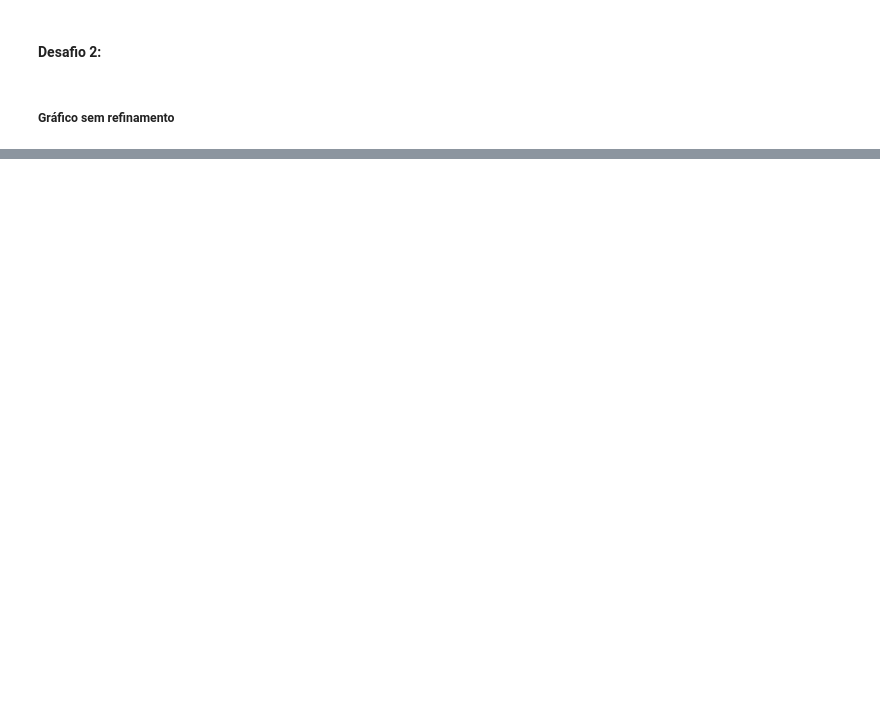
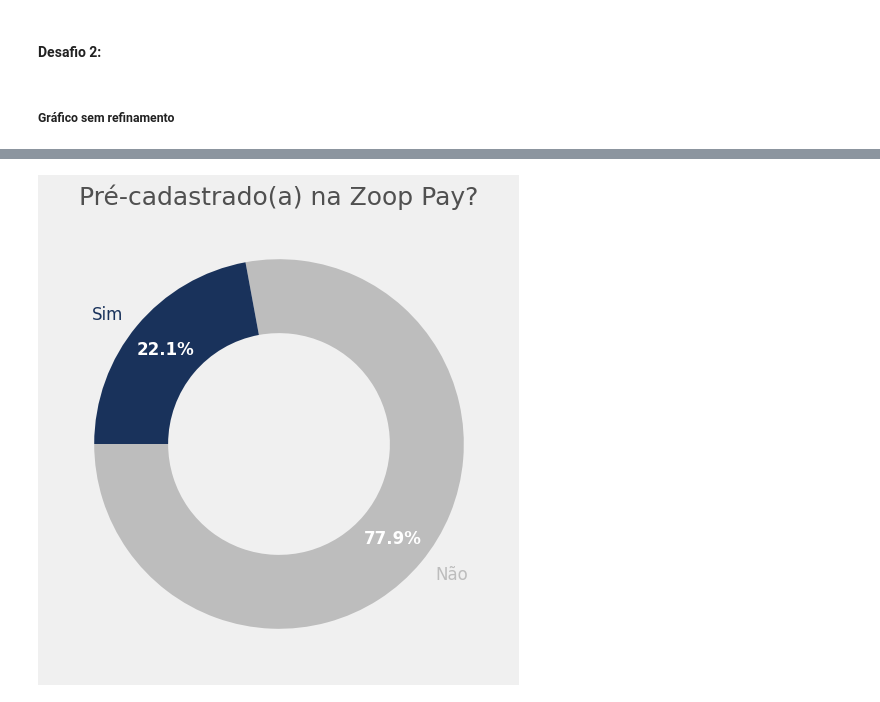
Before and after one commit to JCrpa/curso11_python_data_science_IA_dataviz, a Jupyter notebook: Desafios.ipynb, the cells around one changed output, grey strips where cells are left out. Saved outputs shown, nothing was run; the diff lists cells and outputs as text; code cells hidden in the pictures; blank space fills up the shorter version.

```diff
--- a/Desafios.ipynb
+++ b/Desafios.ipynb
@@ -288,0 +394,30 @@ Escreva aqui o prompt que você utilizou para gerar o código do desafio!
+# %%
+import matplotlib.pyplot as plt
+
+# Contabiliza a quantidade de usuários que realizaram o pré-cadastro na Zoop Pay
+# pre_cadastro_counts = df['zoop_pay'].value_counts()
+
+# Define as cores para cada valor
+colors = [AZUL_3 if label == 'Sim' else CINZA_3 for label in contagem_pre_cadastro.index]
+
+# Cria o gráfico de rosca
+plt.figure(figsize=(6, 6), facecolor=CINZA_1)
+plt.gca().set_facecolor(CINZA_1)    # Altera a cor do fundo do plot
+patches, texts, autotexts = plt.pie(contagem_pre_cadastro, labels=contagem_pre_cadastro.index, autopct='%1.1f%%', startangle=180,
+                                    colors=colors, wedgeprops=dict(width=0.4), pctdistance=0.8)
+
+# Adiciona o título com a cor e tamanho especificados
+plt.title('Pré-cadastrado(a) na Zoop Pay?', color=CINZA_5, fontsize=18)
+
+# Configura as cores e tamanhos dos rótulos das fatias e porcentagens
+for text, autotext, color in zip(texts, autotexts, [CINZA_3, AZUL_3]):
+    text.set_color(color) # Define a cor do rótulo da fatia igual à cor da fatia
+    text.set_fontsize(12)
+    autotext.set_color(BRANCO)  # Define a cor das porcentagens como branco
+    autotext.set_weight('bold')  # Define o texto das porcentagens em negrito
+    autotext.set_fontsize(12)
+
+# Exibe o gráfico
+plt.show()
+# %% [output]
+[figure, added]
```
Also changed, not shown: parts of 8 cells of this notebook.
